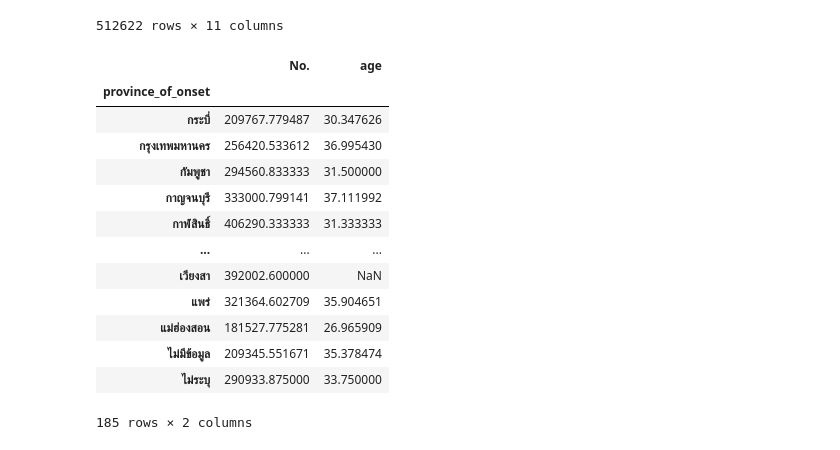
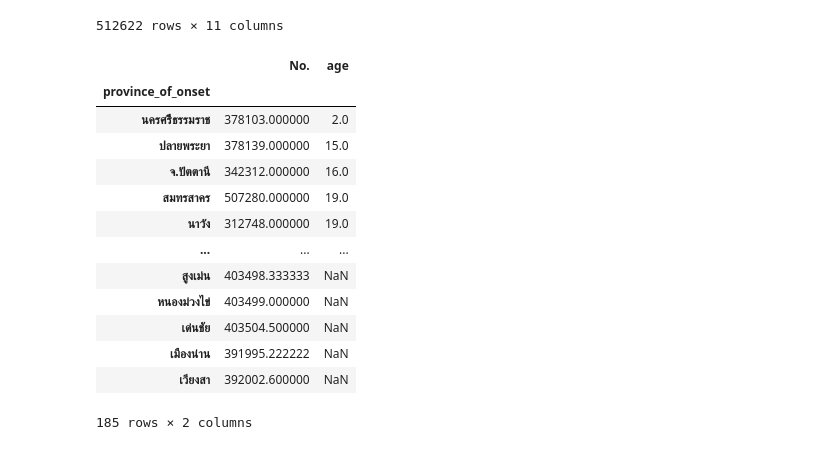
Before and after one commit to Jittiya/DWDM21, a Jupyter notebook: Data_Preprocessing(Chapter_3).ipynb, the cells around one changed output. Drawn from its saved outputs; the diff is of its cells as text; code cells hidden in the pictures.

```diff
--- a/Data_Preprocessing(Chapter_3).ipynb
+++ b/Data_Preprocessing(Chapter_3).ipynb
@@ -1407,19 +1407,19 @@ data_cases2
 | 512621 | 512622 | 26/7/2021 | 25/7/2021 | ชาย | NaN | NaN | NaN | ชลบุรี | ... |
 512622 rows × 11 columns
 # %%
-data_cases2.groupby('province_of_onset').mean().sort_va
+data_cases2.groupby('province_of_onset').mean().sort_values(by=['age'])
 # %% [output]
 |  | No. | age |
 | province_of_onset |  |  |
-| กระบี่ | 209767.779487 | 30.347626 |
-| กรุงเทพมหานคร | 256420.533612 | 36.995430 |
-| กัมพูชา | 294560.833333 | 31.500000 |
-| กาญจนบุรี | 333000.799141 | 37.111992 |
-| กาฬสินธิ์ | 406290.333333 | 31.333333 |
+| นครศรีีธรรมราช | 378103.000000 | 2.0 |
+| ปลายพระยา | 378139.000000 | 15.0 |
+| จ.ปัตตานี | 342312.000000 | 16.0 |
+| สมทรสาคร | 507280.000000 | 19.0 |
+| นาวัง | 312748.000000 | 19.0 |
 | ... | ... | ... |
+| สูงเม่น | 403498.333333 | NaN |
+| หนองม่วงไข่ | 403499.000000 | NaN |
+| เด่นชัย | 403504.500000 | NaN |
+| เมืองน่าน | 391995.222222 | NaN |
 | เวียงสา | 392002.600000 | NaN |
-| แพร่ | 321364.602709 | 35.904651 |
-| แม่ฮ่องสอน | 181527.775281 | 26.965909 |
-| ไม่มีข้อมูล | 209345.551671 | 35.378474 |
-| ไม่ระบุ | 290933.875000 | 33.750000 |
 185 rows × 2 columns
```
Also changed, not shown: parts of 3 cells of this notebook.
